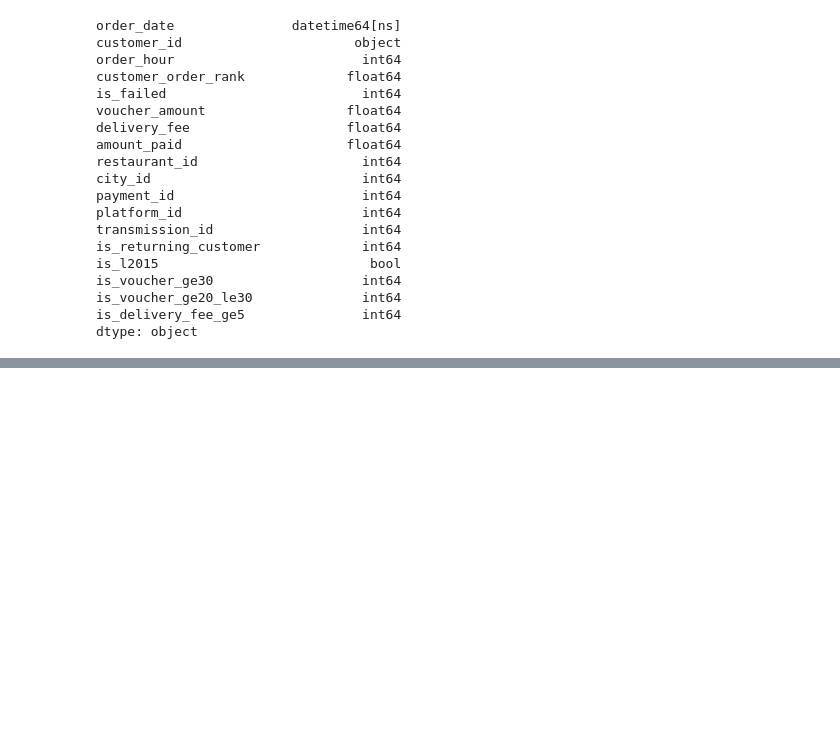
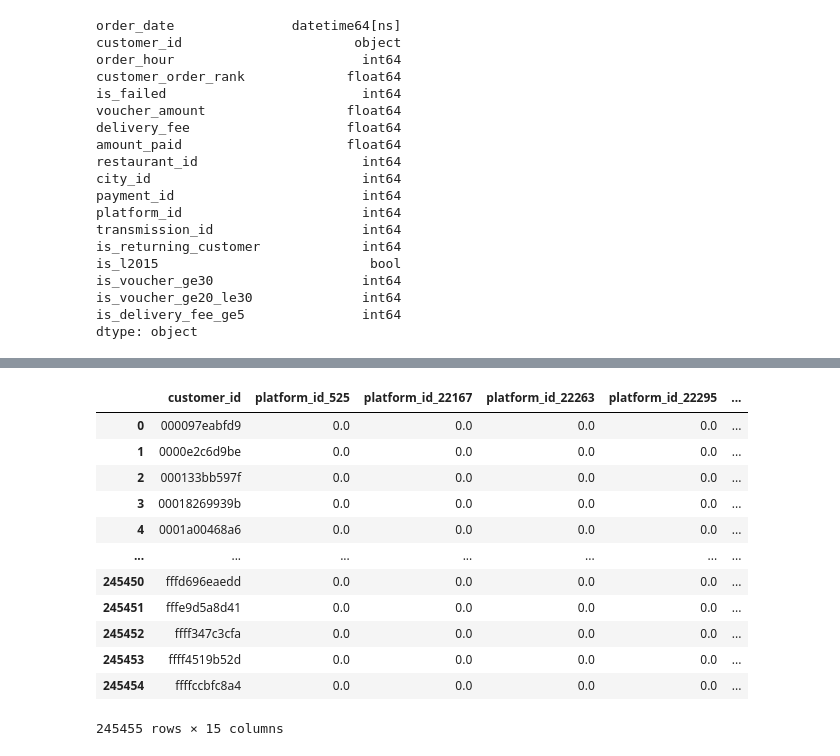
Before and after one commit to hadi-gharibi/oreh_yreviled, a Jupyter notebook: notebooks/02-FE.ipynb, the cells around one changed output, grey strips where cells are left out. Cells and saved outputs as stored; diff of their text form; code cells hidden in the pictures; blank space fills up the shorter version.

Commit message:
add customer centric features

```diff
--- a/notebooks/02-FE.ipynb
+++ b/notebooks/02-FE.ipynb
@@ -43,0 +116,6 @@ gp = df.groupby(df.index)
+# %%
+#for for categorical features with not lots of unique values we can calculate number of occurrence for each
+def unstack_gp(df, col):
+    tmp = gp[col].value_counts().unstack()
+    tmp.columns = [col+'_'+str(c) for c in tmp.columns]
+    return tmp.reset_index(level=-1).fillna(0)
@@ -43,0 +133,17 @@ gp = df.groupby(df.index)
+# %%
+platform_id_cnt = unstack_gp(gp, 'platform_id')
+platform_id_cnt
+# %% [output]
+|  | customer_id | platform_id_525 | platform_id_22167 | platform_id_22263 | platform_id_22295 | ... |
+| 0 | 000097eabfd9 | 0.0 | 0.0 | 0.0 | 0.0 | ... |
+| 1 | 0000e2c6d9be | 0.0 | 0.0 | 0.0 | 0.0 | ... |
+| 2 | 000133bb597f | 0.0 | 0.0 | 0.0 | 0.0 | ... |
+| 3 | 00018269939b | 0.0 | 0.0 | 0.0 | 0.0 | ... |
+| 4 | 0001a00468a6 | 0.0 | 0.0 | 0.0 | 0.0 | ... |
+| ... | ... | ... | ... | ... | ... | ... |
+| 245450 | fffd696eaedd | 0.0 | 0.0 | 0.0 | 0.0 | ... |
+| 245451 | fffe9d5a8d41 | 0.0 | 0.0 | 0.0 | 0.0 | ... |
+| 245452 | ffff347c3cfa | 0.0 | 0.0 | 0.0 | 0.0 | ... |
+| 245453 | ffff4519b52d | 0.0 | 0.0 | 0.0 | 0.0 | ... |
+| 245454 | ffffccbfc8a4 | 0.0 | 0.0 | 0.0 | 0.0 | ... |
+245455 rows × 15 columns
```
Also changed, not shown: parts of 10 cells of this notebook.
